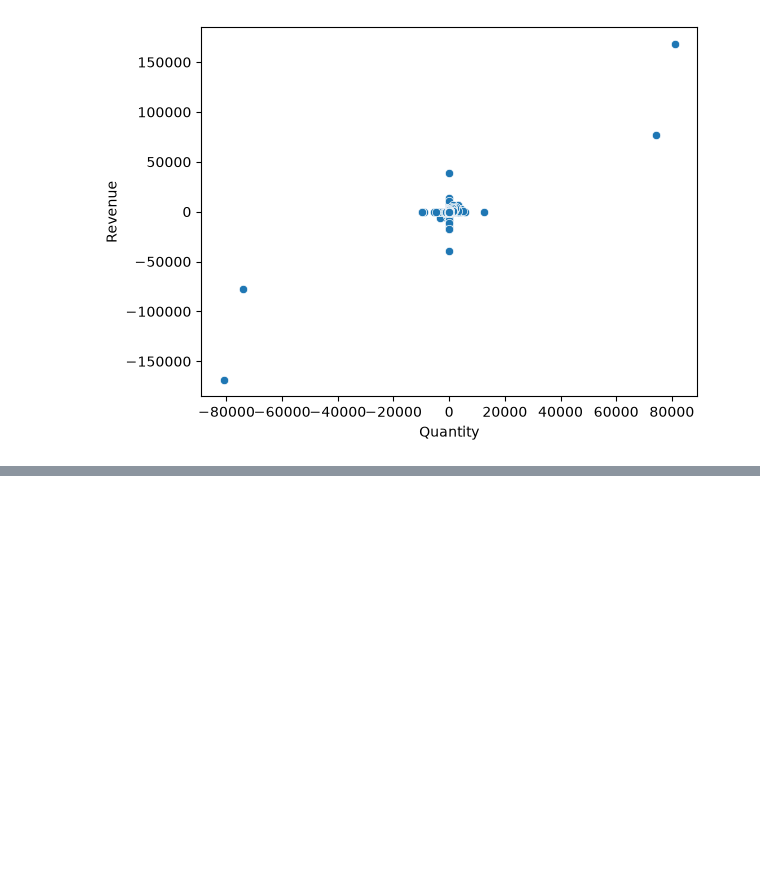
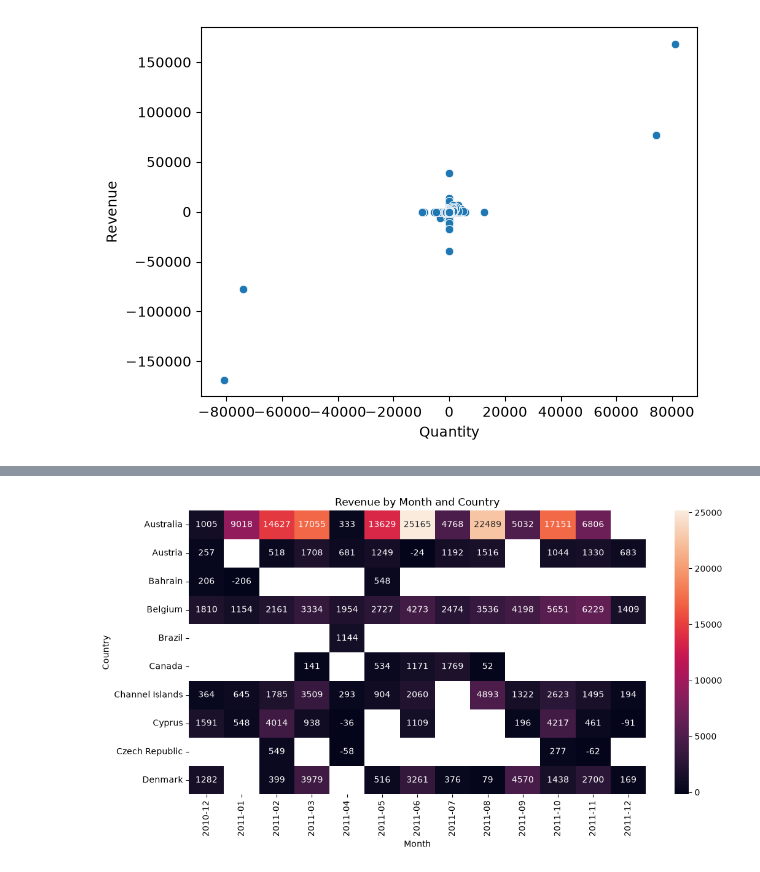
Before and after one commit to aaliya0704/E-Commerce-Sales-and-Customer-Analysis, a Jupyter notebook: sales_analysis.ipynb, the cells around one changed output, grey strips where cells are left out. Saved outputs shown, nothing was run; the diff lists cells and outputs as text; code cells hidden in the pictures; blank space fills up the shorter version.

```diff
--- a/sales_analysis.ipynb
+++ b/sales_analysis.ipynb
@@ -273,3 +271,15 @@ sns.scatterplot(
 # Most of the dots are concentrated around Quantity = 0 and Revenue = 0 -> meaning most of the transactions hev very little quantity and very little revenue compared to a few transactions which have the highest quantities with the highest revenue -> Quantity = 80000 and revenue = 170000
 # There are a few extreme positive and negative values that appear as outliers.
 # The negative values are likely related to returns or cancelled transactions in the dataset.
+# %%
+# STEP 9: Creating a Pivot Table using Country, Month, and Revenue:
+# Q how much revenue does a country generate each month ?
+# Identifying and Displaying the Monthly Revenue generated by each country:
+monthwise_revenue = pd.pivot_table(
+    df,
+    values = "Revenue",
+    index = "Country",
+    columns = "Month",
+    aggfunc = "sum"
+)
+display(monthwise_revenue.head(50))
@@ -275,0 +305,3 @@ sns.scatterplot(
+# %%
+new_monthwise_revenue = monthwise_revenue.head(10)
+display(new_monthwise_revenue)
@@ -275,0 +321,27 @@ sns.scatterplot(
+# %%
+# STEP 10:
+# Visualizing the Pivot table with a Pivot-table Heatmap:
+plt.figure(figsize=(12,6))
+sns.heatmap(
+    new_monthwise_revenue,
+    annot = True,
+    fmt= ".0f"
+)
+plt.title("Revenue by Month and Country")
+plt.xlabel("Month")
+plt.ylabel("Country")
+plt.show()
+
+# HEATMAP ANALYSIS:
+# The heatmap represents the Total Revenue for each Country in each Month.
+# X- axis -> Month
+# Y- axis -> Country
+# Each Cell -> repersents the Revenue for country in that month
+# The darker the cell is the lower is the Revenue value it represents.
+# Darker cell -> lower revenue
+# Lighter cell -> higher revenue
+# For Brazil there are no recorded revenues in all the months except in April
+# AUSTRALIS -> a combination of values varring from the lowest to the highest for different months
+# The NEGATIVE revenues exist for those cells representing transactions having returns or cancellations
+# %% [output]
+[figure, added]
```
Also changed, not shown: parts of 21 cells of this notebook.
